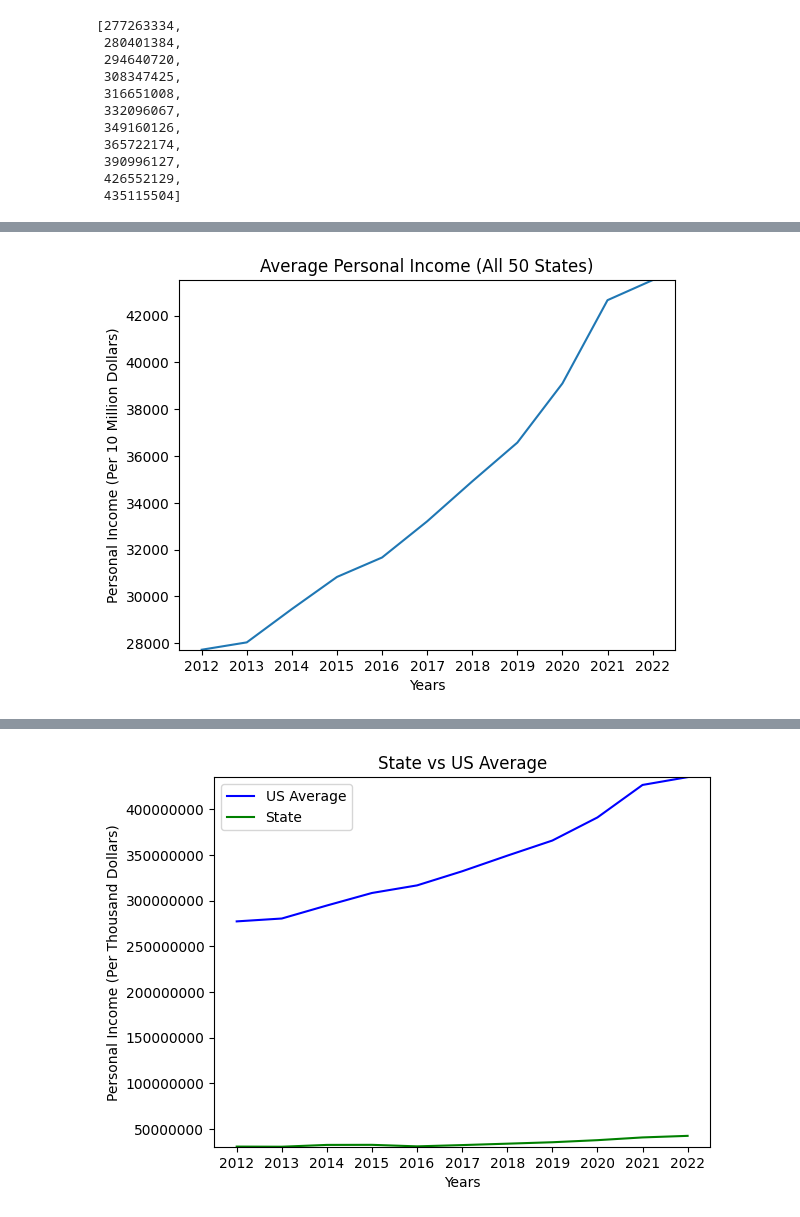
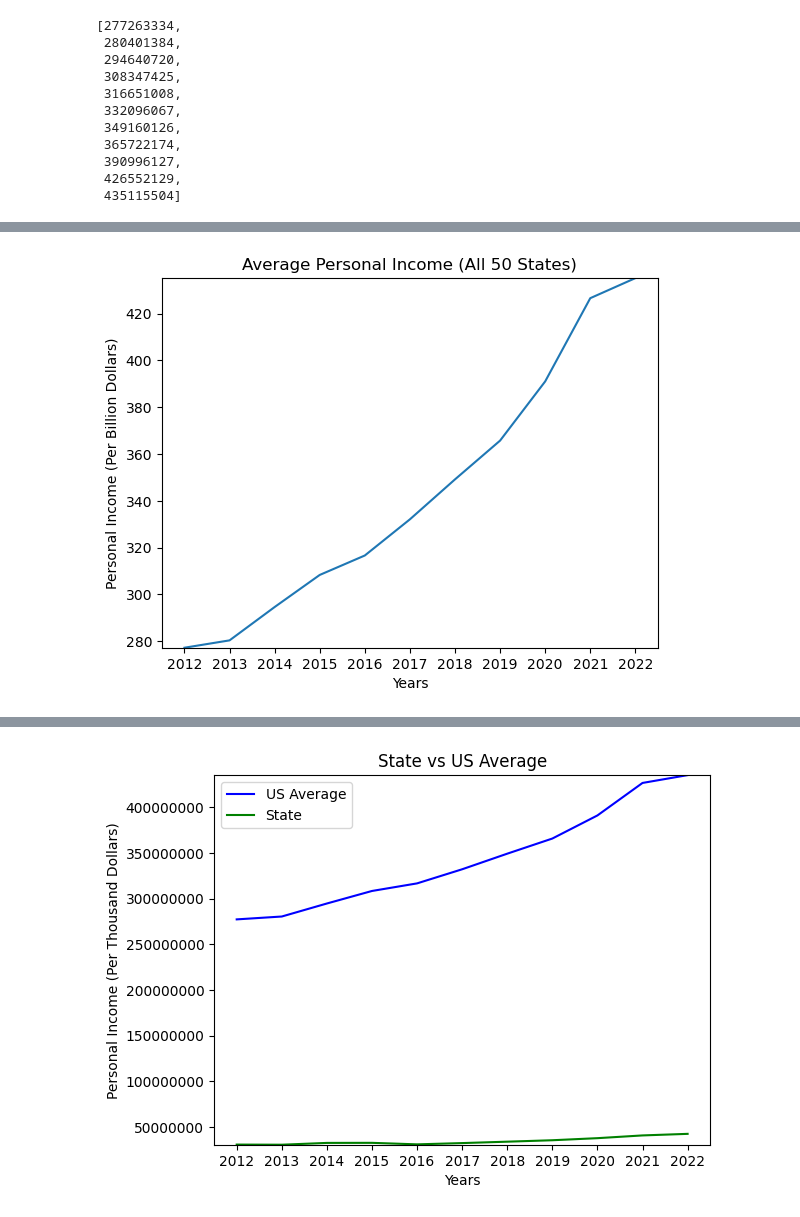
Before and after one commit to Tylerwilliams3644/Bootcamp-Project-1, a Jupyter notebook: Working Code/Income by State/income_by_state.ipynb, the cells around one changed output, grey strips where cells are left out. Cells and saved outputs as stored; diff of their text form; code cells hidden in the pictures.

```diff
--- a/Working Code/Income by State/income_by_state.ipynb
+++ b/Working Code/Income by State/income_by_state.ipynb
@@ -165,17 +147,17 @@ plt.show()
 # %%
 location = "Average"
 desired_years = "2012", "2013", "2014", "2015", "2016", "2017", "2018", "2019", "2020", "2021", "2022"
 avg_x_axis = desired_years
 avg_y_axis = income_by_state.loc[location,["2012", "2013", "2014", "2015", "2016", "2017", "2018", "2019", "2020", "2021", "2022"]]
-avg_y_axis_in_10million = avg_y_axis/10000
+avg_y_axis_per_billion = avg_y_axis/1000000
 
-plt.plot(avg_x_axis, avg_y_axis_in_10million)
+plt.plot(avg_x_axis, avg_y_axis_per_billion)
 plt.xlabel("Years")
-plt.ylabel("Personal Income (Per 10 Million Dollars)")
+plt.ylabel("Personal Income (Per Billion Dollars)")
 plt.title(f"Average Personal Income (All 50 States)")
-plt.ylim(min(avg_y_axis_in_10million), max(avg_y_axis_in_10million))
+plt.ylim(min(avg_y_axis_per_billion), max(avg_y_axis_per_billion))
 plt.ticklabel_format(style="plain", axis="y")
 plt.show()
 # %% [output]
-[figure, old version]
+[figure, new version]
 # %%
```
Also changed, not shown: parts of 4 cells of this notebook.
